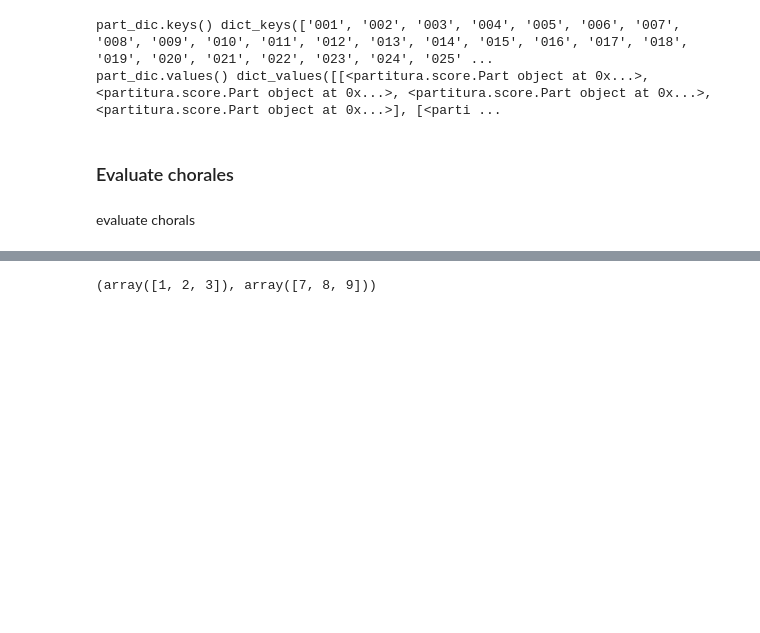
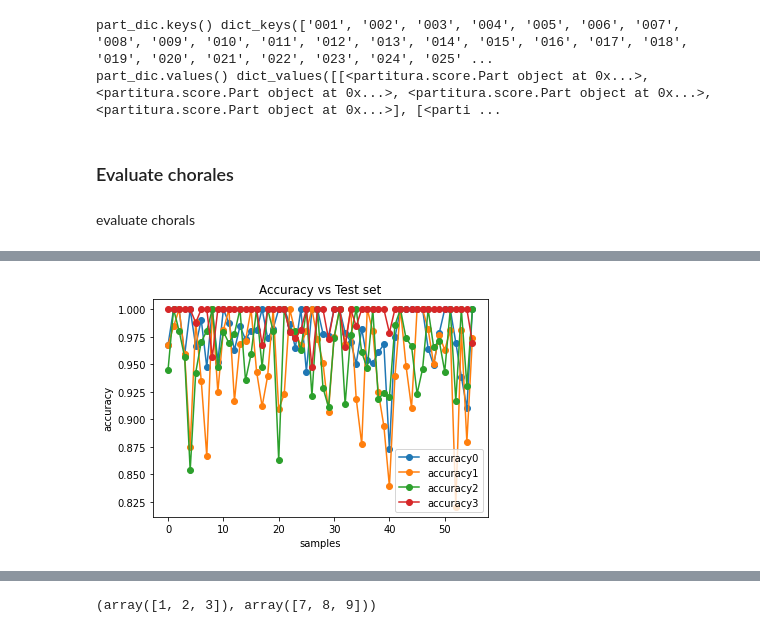
Before and after one commit to aim56009/AI-MA_project, a Jupyter notebook: Masterproject_final_tensor_version.ipynb, the cells around one changed output, grey strips where cells are left out. Cells and saved outputs as stored; diff of their text form; code cells hidden in the pictures; blank space fills up the shorter version.

Commit message:
accuracy finally works

```diff
--- a/Masterproject_final_tensor_version.ipynb
+++ b/Masterproject_final_tensor_version.ipynb
@@ -1003,11 +1010,18 @@ def evaluate_one_choral(model, train_dataloader, part_dic,F1):
 
                     #### get only indices that are positive
 
-                    onset_beat = note_array["onset_beat"][note_array["onset_beat"]>=0]
+                    onset_beat = note_array["onset_beat"]#[note_array["onset_beat"]>=0]
+
+                    if onset_beat[0] < 0:
+                        #print("onset_beat:",onset_beat)
+                        onset_beat -= onset_beat[0]  ### if 1st value of onset_beat is negative add the value of this entry to the whole entry (therefore -)
+                        #print("onset_beat after:",onset_beat)
 
                     #print("new onset", onset_beat)
-                    duration_beat = note_array["duration_beat"][note_array["onset_beat"]>=0]
-                    pitch_list = note_array["pitch"][note_array["onset_beat"]>=0]
+                    duration_beat = note_array["duration_beat"]#[note_array["onset_beat"]>=0]
+
+                    #print("duration_beat:",duration_beat)
+                    pitch_list = note_array["pitch"]#[note_array["onset_beat"]>=0]
                     pitch_list = pitch_list - 21
                     note_idx_start = 12 * onset_beat
                     note_idx_end = 12 * (onset_beat+duration_beat)
@@ -1096,4 +1110,7 @@ def evaluate_one_choral(model, train_dataloader, part_dic,F1):
 
     print("note counters:","v0:",note_counter_0,"v1:",note_counter_1,"v2:",note_counter_2,"v3:",note_counter_3)
     print("total_predictions_dict",total_predictions_dict.keys())
-    return total_predictions_dict, total_truth_dict, statistics.mean(acc_score_dict["0"]), statistics.mean(acc_score_dict["1"]), statistics.mean(acc_score_dict["2"]),statistics.mean(acc_score_dict["3"])
+    return total_predictions_dict, acc_score_dict, statistics.mean(acc_score_dict["0"]), statistics.mean(acc_score_dict["1"]), statistics.mean(acc_score_dict["2"]),statistics.mean(acc_score_dict["3"])
+# %%
+dict_pred , acc_score_dict, acc_0 , acc_1, acc_2, acc_3 = evaluate_one_choral(model,val_dataloader,part_dic,F1=False)
+acc_0 , acc_1, acc_2, acc_3
@@ -1099,0 +1139,14 @@ def evaluate_one_choral(model, train_dataloader, part_dic,F1):
+# %%
+plt.plot(acc_score_dict["0"],'-o')
+plt.plot(acc_score_dict["1"],'-o')
+plt.plot(acc_score_dict["2"],'-o')
+plt.plot(acc_score_dict["3"],'-o')
+
+plt.xlabel('samples')
+plt.ylabel('accuracy')
+plt.legend(['accuracy0','accuracy1','accuracy2','accuracy3'])
+plt.title('Accuracy vs Test set')
+
+plt.show()
+# %% [output]
+[figure, added]
```
Also changed, not shown: parts of 6 cells of this notebook.
